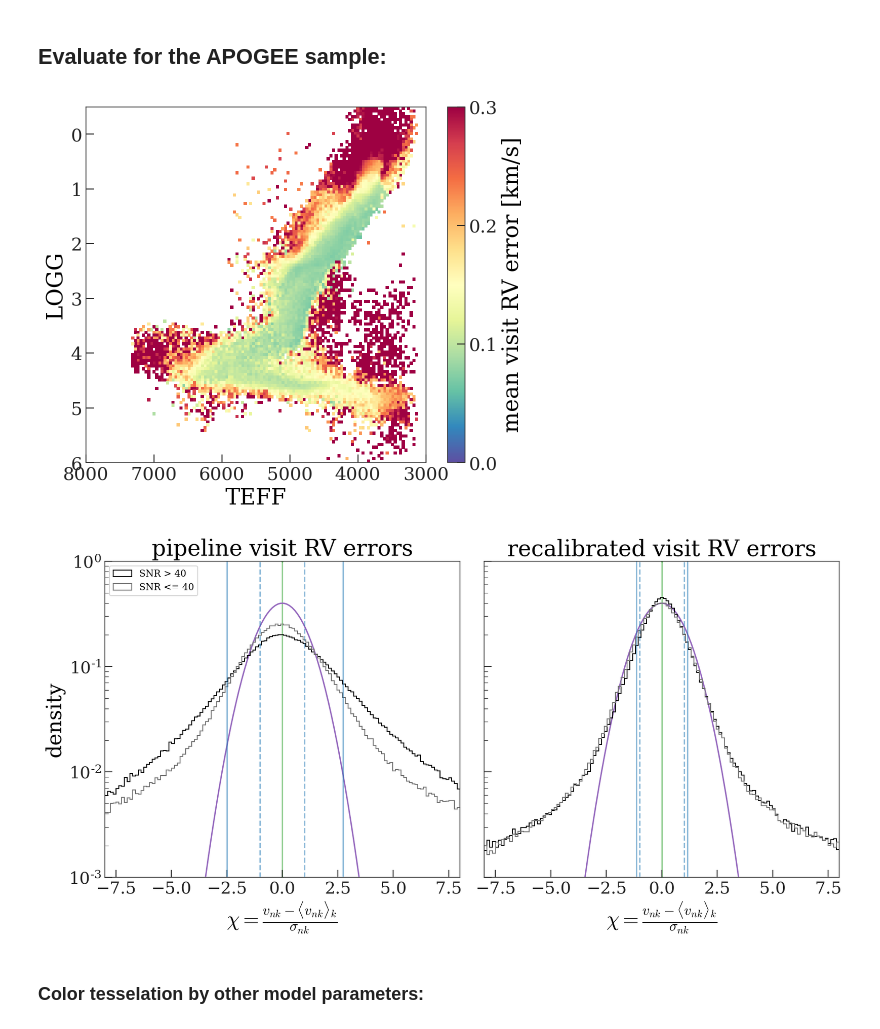
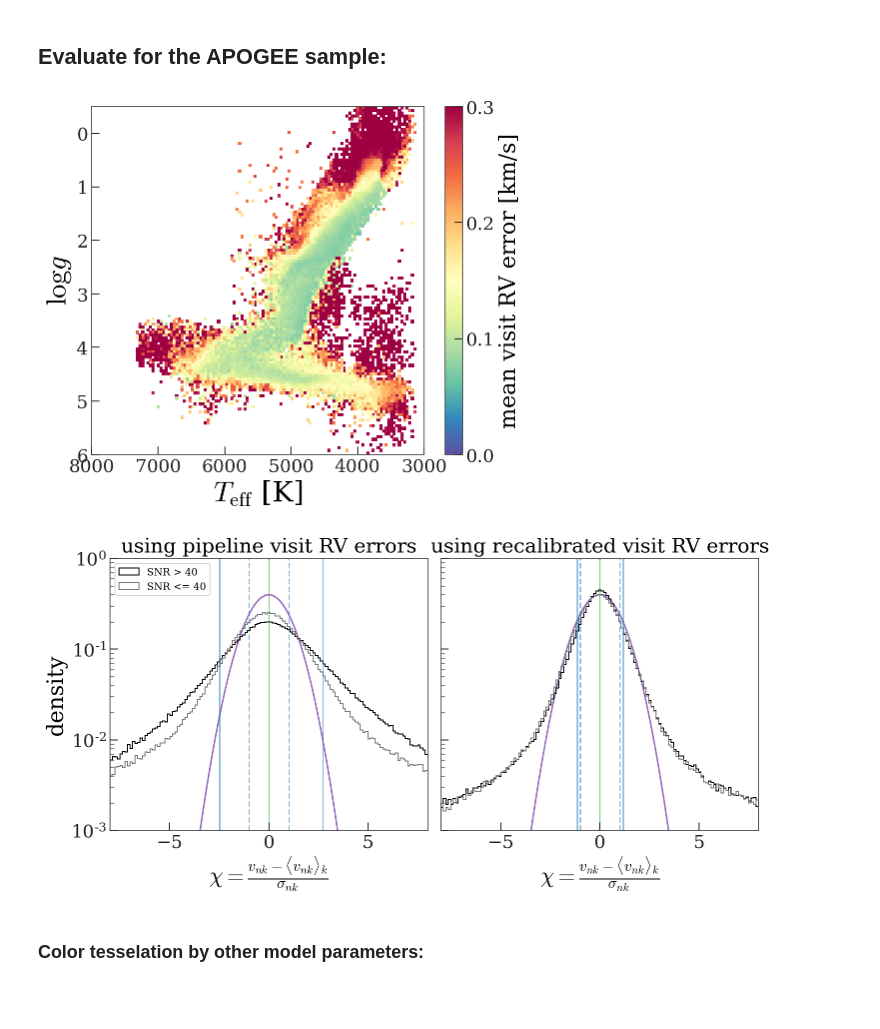
Before and after one commit to APOGEE-DR17-Binaries/VAC-pipeline, a Jupyter notebook: notebooks/Visit-error-calibrate.ipynb, the cells around one changed output. Cells and saved outputs as stored; diff of their text form; code cells hidden in the pictures; blank space fills up the shorter version.

Commit message:
fix labels on plot

```diff
--- a/notebooks/Visit-error-calibrate.ipynb
+++ b/notebooks/Visit-error-calibrate.ipynb
@@ -26,6 +26,8 @@ import theano.tensor as tt
 from scipy.stats import cauchy, norm
 from scipy.special import logsumexp
 import exoplanet as xo
+# %%
+figure_path = pathlib.Path('../tex/figures').resolve().absolute()
 # %%
 allstar_file = pathlib.Path(
     '/mnt/home/apricewhelan/data/APOGEE_DR17/allStar-dr17-l33alpha.fits')
@@ -522,23 +524,26 @@ fig, ax = plt.subplots(figsize=(7, 6))
 cs = ax.pcolormesh(stat.x_edge, stat.y_edge,
                    stat.statistic.T,
                    vmin=0, vmax=0.3,
-                   cmap='Spectral_r')
+                   cmap='Spectral_r',
+                   rasterized=True)
 
 cb = fig.colorbar(cs)
 cb.set_label('mean visit RV error [km/s]')
 cb.set_ticks(np.arange(0, 0.3+1e-3, 0.1))
 
-ax.set_xlabel('TEFF')
 ax.set_xlim(plot_teff_logg_bins[0].max(), plot_teff_logg_bins[0].min())
 ax.set_ylim(plot_teff_logg_bins[1].max(), plot_teff_logg_bins[1].min())
-ax.set_ylabel('LOGG')
+ax.set_xlabel(r'$T_{\rm eff}$ [K]', fontsize=28)
+ax.set_ylabel(r'$\log g$', fontsize=28)
 
 fig.tight_layout()
 fig.set_facecolor('w')
+
+fig.savefig(figure_path / 'mean-visit-rv-err.pdf', dpi=250)
 # %% [output]
-[figure, old version]
+[figure, new version]
 # %%
-fig, axes = plt.subplots(1, 2, figsize=(12, 6),
+fig, axes = plt.subplots(1, 2, figsize=(10, 5),
                          sharex=True, sharey=True,
                          constrained_layout=True)
 
@@ -552,36 +557,37 @@ for ax, err in zip(axes, [eval_visits['VRELERR'], all_errs]):
 
     snr_split = eval_visits['SNR'] > 40
     ax.hist(chi[snr_split],
             histtype='step',
             bins=np.linspace(-8, 8, 128),
             density=True,
             label='SNR > 40', color='k')
     ax.hist(chi[~snr_split],
             histtype='step',
             bins=np.linspace(-8, 8, 128),
             density=True,
             label='SNR <= 40', color='#777777')
 
     ax.set_xlabel(r'$\chi = \frac{v_{nk}-\langle v_{nk}\rangle_k}{\sigma_{nk}}$')
     ax.axvline(0, zorder=-10, alpha=0.5, color='tab:green')
 
     _grid = np.linspace(-8, 8, 128)
     ax.plot(_grid, norm.pdf(_grid, 0, 1.),
             zorder=-1, color='tab:purple',
             marker='')
 
 ax.set_xlim(-8, 8)
 ax.set_yscale('log')
 ax.set_ylim(1e-3, 1e0)
 axes[0].legend(loc='upper left')
 axes[0].set_ylabel('density')
 
-axes[0].set_title('pipeline visit RV errors', fontsize=24)
-axes[1].set_title('recalibrated visit RV errors', fontsize=24)
+axes[0].set_title('using pipeline visit RV errors', fontsize=20)
+axes[1].set_title('using recalibrated visit RV errors', fontsize=20)
 
 fig.set_facecolor('w')
+fig.savefig(figure_path / 'chi-distr.pdf', dpi=250)
 # %% [output]
-[figure, old version]
+[figure, new version]
 # %% [markdown]
 ### Color tesselation by other model parameters:
 # %%
```
Also changed, not shown: 1 other file.
